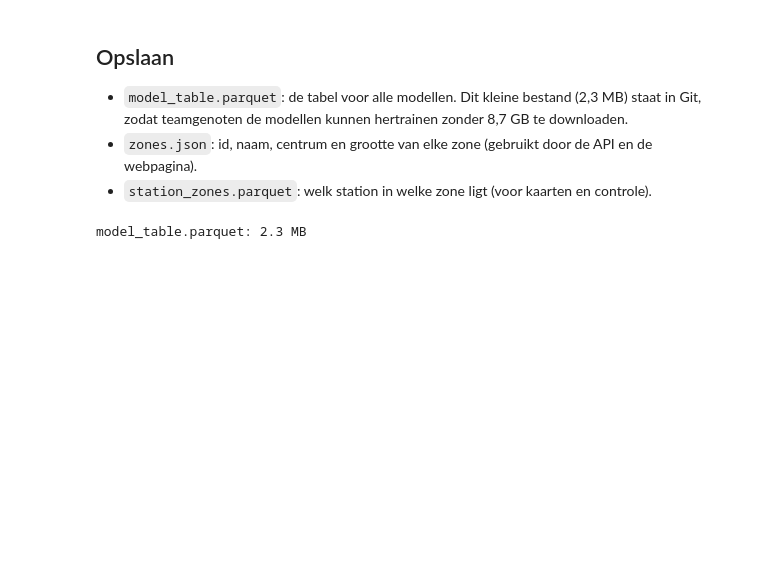
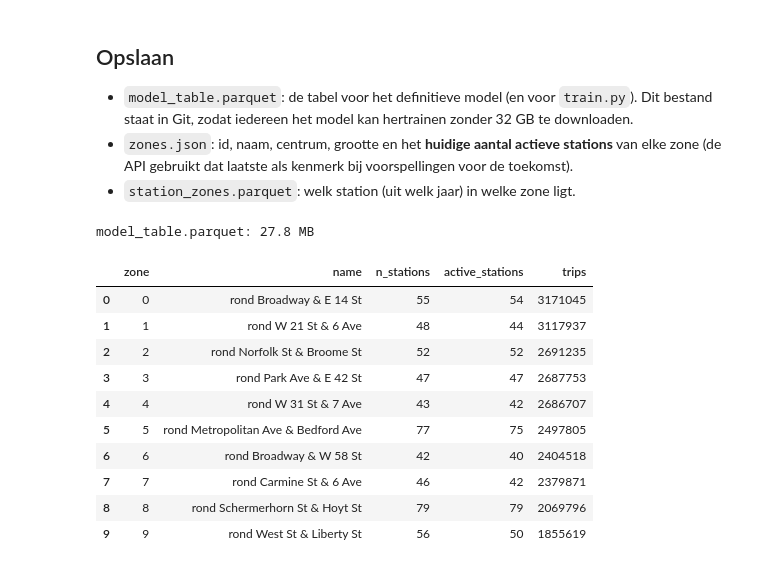
Before and after one commit to dmitcher7/CloudAI-Challenge, a Jupyter notebook: citi_bike/Kobe/04_prepare_data.ipynb, the cells around one changed output. Cells and saved outputs as stored; diff of their text form; code cells hidden in the pictures; blank space fills up the shorter version.

```diff
--- a/citi_bike/Kobe/04_prepare_data.ipynb
+++ b/citi_bike/Kobe/04_prepare_data.ipynb
@@ -80,16 +81,29 @@ OK: 263,520 rijen, 44,269,890 vertrekken, 23.0% van de uren in de testset
 # %% [markdown]
 ## Opslaan
-- `model_table.parquet`: de tabel voor alle modellen. Dit kleine bestand (2,3 MB) staat in Git, zodat teamgenoten de modellen kunnen hertrainen zonder 8,7 GB te downloaden.
-- `zones.json`: id, naam, centrum en grootte van elke zone (gebruikt door de API en de webpagina).
-- `station_zones.parquet`: welk station in welke zone ligt (voor kaarten en controle).
+- `model_table.parquet`: de tabel voor het definitieve model (en voor `train.py`). Dit bestand staat in Git, zodat iedereen het model kan hertrainen zonder 32 GB te downloaden.
+- `zones.json`: id, naam, centrum, grootte en het **huidige aantal actieve stations** van elke zone (de API gebruikt dat laatste als kenmerk bij voorspellingen voor de toekomst).
+- `station_zones.parquet`: welk station (uit welk jaar) in welke zone ligt.
 # %%
-columns = ["zone", "time", "trips", "members", "electric", "temperature_c", "precipitation_mm", "wind_kmh",
-           "snowfall_cm", "humidity_pct", "split"]
-table = table[columns].astype({"zone": "int16", "trips": "int32", "members": "int32", "electric": "int32"})
+columns = ["zone", "time", "trips", "members", "electric", "active_stations", "temperature_c", "precipitation_mm",
+           "wind_kmh", "snowfall_cm", "snow_depth_cm", "humidity_pct", "split"]
+table = table[columns].astype({"zone": "int16", "trips": "int32", "members": "int32", "electric": "int32",
+                               "active_stations": "int16"})
 table.to_parquet(cb.DATA_DIR / "model_table.parquet", index=False)
 zones_records = zones.assign(lat=zones["lat"].round(5), lng=zones["lng"].round(5)).to_dict("records")
 (cb.DATA_DIR / "zones.json").write_text(json.dumps(zones_records, indent=2, default=int), encoding="utf-8")
 public_stations.to_parquet(cb.DATA_DIR / "station_zones.parquet", index=False)
 print(f"model_table.parquet: {(cb.DATA_DIR / 'model_table.parquet').stat().st_size / 1e6:.1f} MB")
+pd.DataFrame(zones_records)[["zone", "name", "n_stations", "active_stations", "trips"]].head(10)
 # %% [output]
-model_table.parquet: 2.3 MB
+model_table.parquet: 27.8 MB
+|  | zone | name | n_stations | active_stations | trips |
+| 0 | 0 | rond Broadway & E 14 St | 55 | 54 | 3171045 |
+| 1 | 1 | rond W 21 St & 6 Ave | 48 | 44 | 3117937 |
+| 2 | 2 | rond Norfolk St & Broome St | 52 | 52 | 2691235 |
+| 3 | 3 | rond Park Ave & E 42 St | 47 | 47 | 2687753 |
+| 4 | 4 | rond W 31 St & 7 Ave | 43 | 42 | 2686707 |
+| 5 | 5 | rond Metropolitan Ave & Bedford Ave | 77 | 75 | 2497805 |
+| 6 | 6 | rond Broadway & W 58 St | 42 | 40 | 2404518 |
+| 7 | 7 | rond Carmine St & 6 Ave | 46 | 42 | 2379871 |
+| 8 | 8 | rond Schermerhorn St & Hoyt St | 79 | 79 | 2069796 |
+| 9 | 9 | rond West St & Liberty St | 56 | 50 | 1855619 |
```
Also changed, not shown: parts of 7 cells of this notebook, 56 other files.
